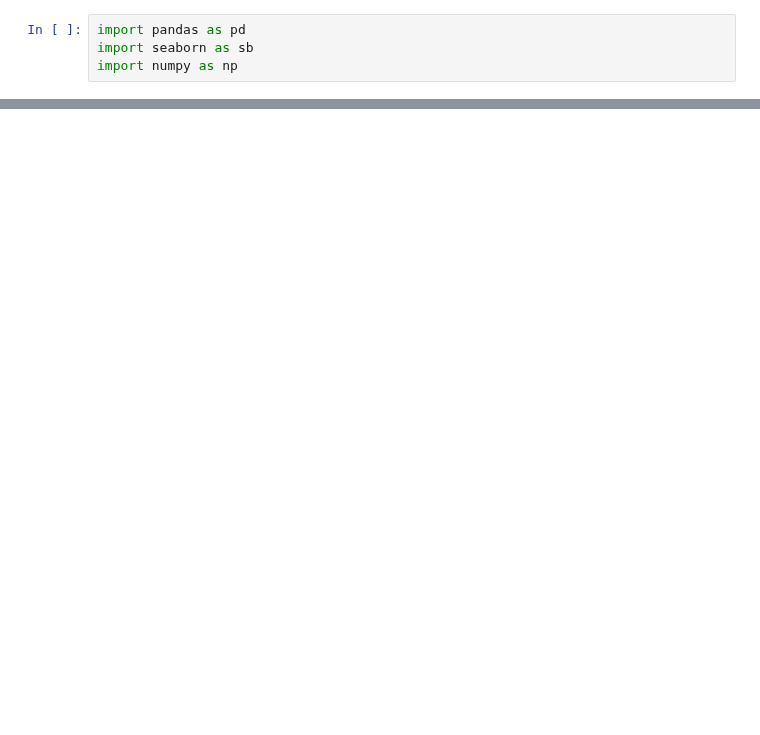
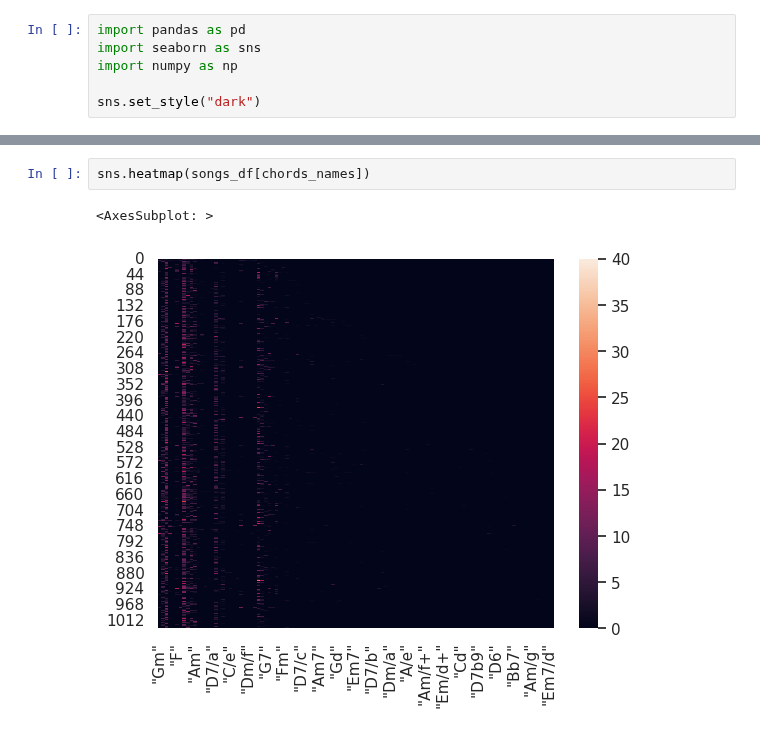
Before and after one commit to DavidNogales/DeepEarTraining, a Jupyter notebook: training_lab/notebooks/EDA_nottingham.ipynb, the cells around one changed output, grey strips where cells are left out. Drawn from its saved outputs; the diff is of its cells as text; blank space fills up the shorter version.

```diff
--- a/training_lab/notebooks/EDA_nottingham.ipynb
+++ b/training_lab/notebooks/EDA_nottingham.ipynb
@@ -1,7 +1,9 @@
 # %%
 import pandas as pd
-import seaborn as sb
+import seaborn as sns
 import numpy as np
+
+sns.set_style("dark")
 # %%
 import os
 import re
@@ -194,0 +199,5 @@ Name: original_body, Length: 1038, dtype: bool
+# %%
+sns.heatmap(songs_df[chords_names])
+# %% [output]
+<AxesSubplot: >
+[figure, added]
```
Also changed, not shown: parts of 5 cells of this notebook.
